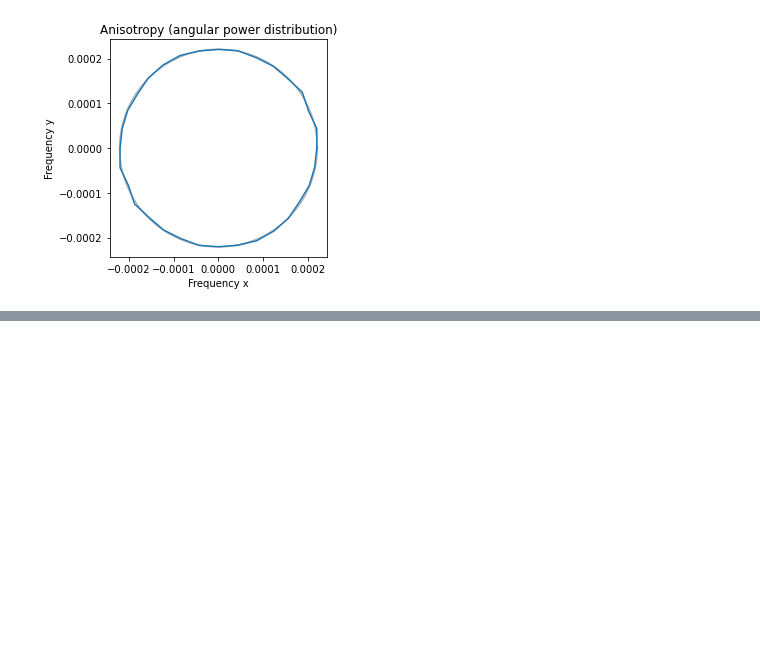
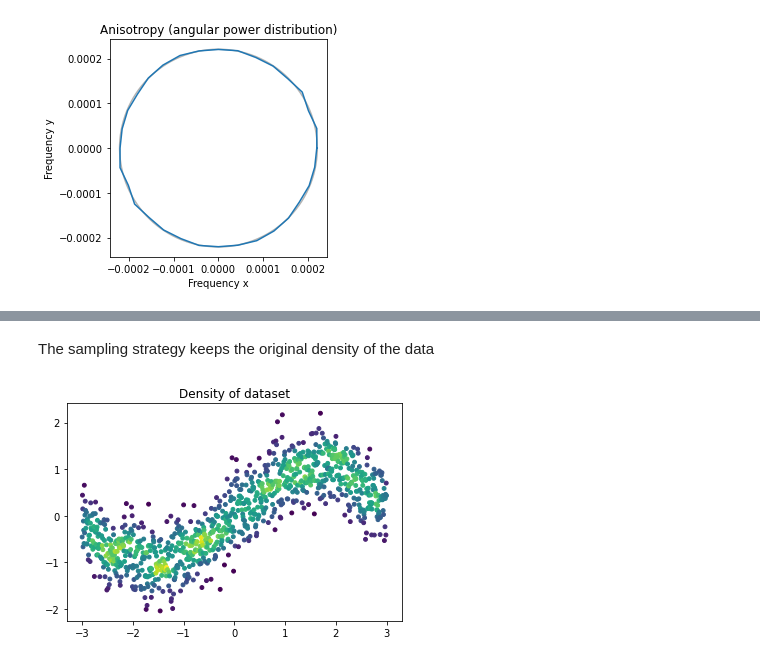
Before and after one commit to TobiasRp/vc_sample, a Jupyter notebook: notebooks/sampling_examples.ipynb, the cells around one changed output, grey strips where cells are left out. Drawn from its saved outputs; the diff is of its cells as text; code cells hidden in the pictures; blank space fills up the shorter version.

```diff
--- a/notebooks/test_points.ipynb
+++ b/notebooks/sampling_examples.ipynb
@@ -96,0 +115,11 @@ spectral_analysis.plot_anisotropy(img_sampled);
+# %%
+density_estimator = KernelDensityEstimator(points, Kernel(epanechnikov, scale=kernel_bandwidth))
+# %% [markdown]
+The sampling strategy keeps the original density of the data
+# %%
+density = density_estimator.estimate()
+
+plt.title('Density of dataset')
+plt.scatter(xs, ys, c=density, s=15);
+# %% [output]
+[figure, added]
```
Also changed, not shown: parts of 7 cells of this notebook, 1 other file.
